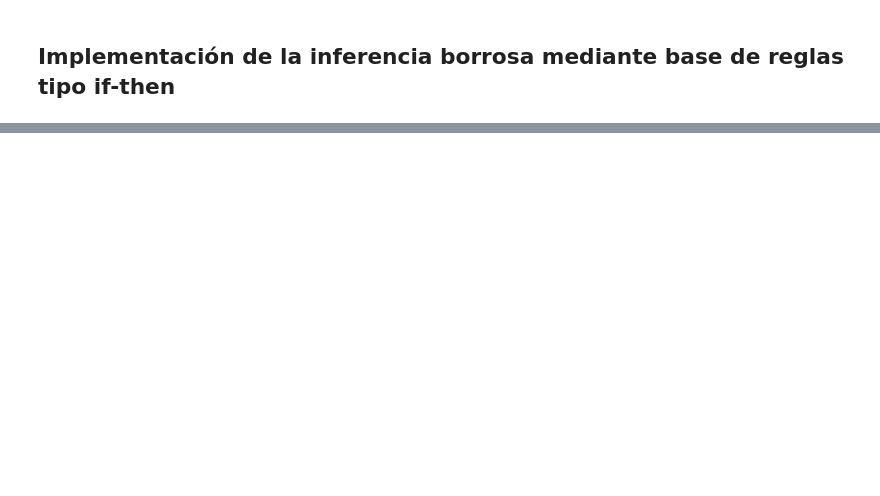
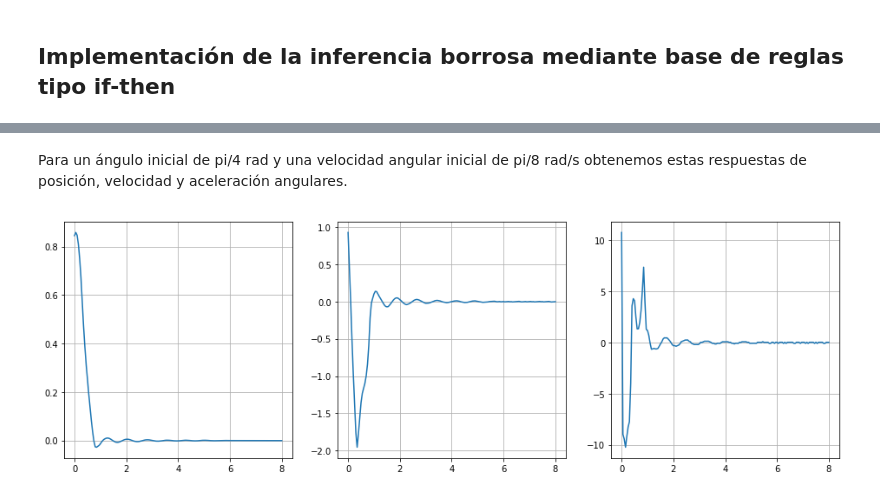
Before and after one commit to GinoAvanzini/IA2_2019, a Jupyter notebook: TP_2/fuzzy_logic.ipynb, the cells around one changed output, grey strips where cells are left out. Saved outputs shown, nothing was run; the diff lists cells and outputs as text; code cells hidden in the pictures; blank space fills up the shorter version.

```diff
--- a/TP_2/fuzzy_logic.ipynb
+++ b/TP_2/fuzzy_logic.ipynb
@@ -176,0 +254,48 @@ Las base de reglas que se estableció para la inferencia borrosa se expone en la
+# %%
+from fuzzy_logic import fuzzy_control
+from math import pi
+from numpy import zeros
+
+cond_inic = [pi/4, pi/8]
+
+x = zeros(3)
+x[0] = cond_inic[0]
+x[1] = cond_inic[1]
+x[2] = 0
+
+pos = []
+vel = []
+acel = []
+time = []
+
+Force = 0
+force_hist = []
+t = 0
+dt = 0.05
+
+
+while(t < 8):
+
+    x = update(x, dt, Force)
+
+    pos.append(x[0])
+    vel.append(x[1])
+    acel.append(x[2])
+
+    Force = fuzzy_control([x[0], x[1]], theta, v, R, F)
+    force_hist.append(Force)
+    time.append(t)
+
+    t += dt
+# %% [markdown]
+Para un ángulo inicial de pi/4 rad y una velocidad angular inicial de pi/8 rad/s obtenemos estas respuestas de posición, velocidad y aceleración angulares.
+# %%
+fig, (ax0, ax1, ax2) = plt.subplots(1, 3, figsize=(16, 5))
+ax0.plot(time, pos)
+ax0.grid()
+ax1.plot(time, vel)
+ax1.grid()
+ax2.plot(time, acel)
+ax2.grid()
+# %% [output]
+[figure, added]
```
Also changed, not shown: parts of 25 cells of this notebook, 1 other file.
